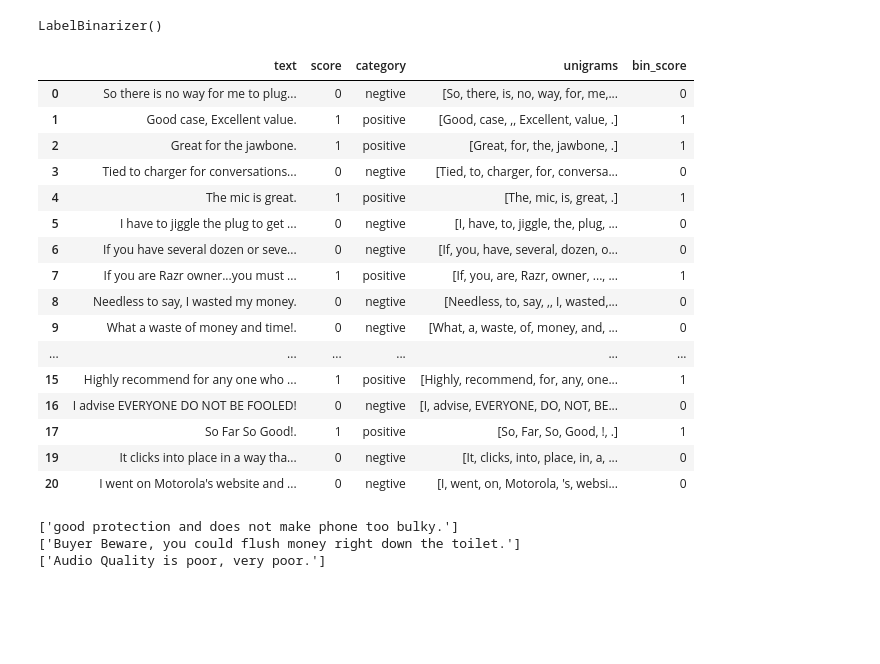
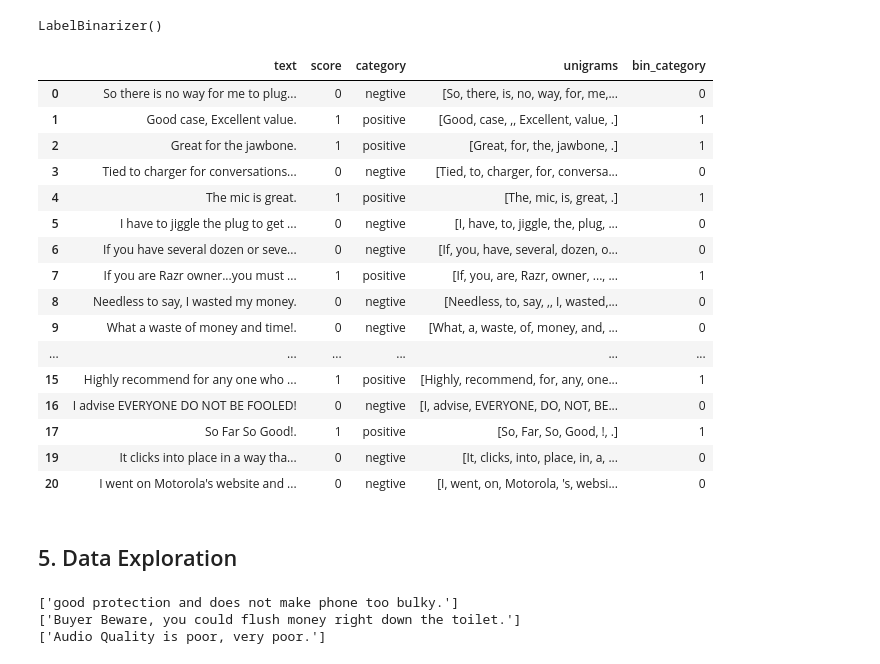
Before and after one commit to theirenehsu/DM2023-Lab1-Master, a Jupyter notebook: Homework/DM2023-Lab1-Homework.ipynb, the cells around one changed output. Saved outputs shown, nothing was run; the diff lists cells and outputs as text; code cells hidden in the pictures; blank space fills up the shorter version.

```diff
--- a/Homework/DM2023-Lab1-Homework.ipynb
+++ b/Homework/DM2023-Lab1-Homework.ipynb
@@ -781,10 +829,10 @@ mlb.fit(X.category)
 Name: category, Length: 2966, dtype: object
 LabelBinarizer()
 # %%
-X['bin_score'] = mlb.transform(X['category'])
+X['bin_category'] = mlb.transform(X['category'])
 X[0:20]
 # %% [output]
-|  | text | score | category | unigrams | bin_score |
+|  | text | score | category | unigrams | bin_category |
 | 0 | So there is no way for me to plug... | 0 | negtive | [So, there, is, no, way, for, me,... | 0 |
 | 1 | Good case, Excellent value. | 1 | positive | [Good, case, ,, Excellent, value, .] | 1 |
 | 2 | Great for the jawbone. | 1 | positive | [Great, for, the, jawbone, .] | 1 |
@@ -801,6 +849,8 @@ X[0:20]
 | 17 | So Far So Good!. | 1 | positive | [So, Far, So, Good, !, .] | 1 |
 | 19 | It clicks into place in a way tha... | 0 | negtive | [It, clicks, into, place, in, a, ... | 0 |
 | 20 | I went on Motorola's website and ... | 0 | negtive | [I, went, on, Motorola, 's, websi... | 0 |
+# %% [markdown]
+## 5. Data Exploration
 # %%
 # We retrieve 3 sentences for a random record
 document_to_transform_1 = []
```
Also changed, not shown: parts of 45 cells of this notebook.
